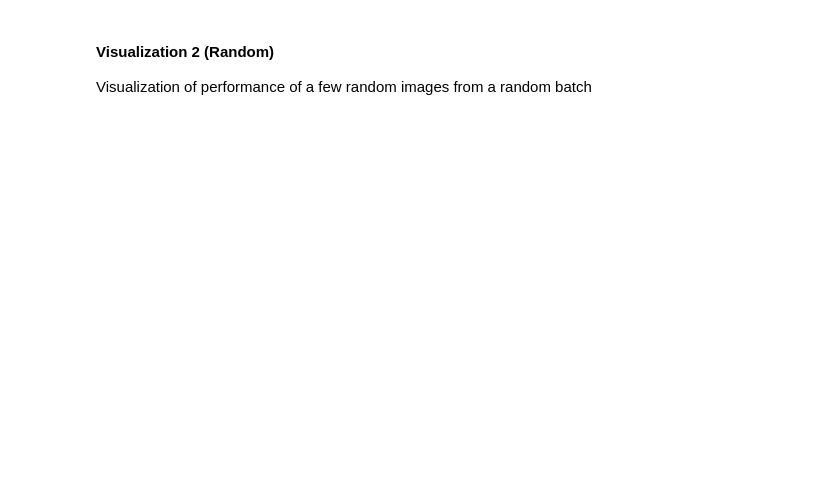
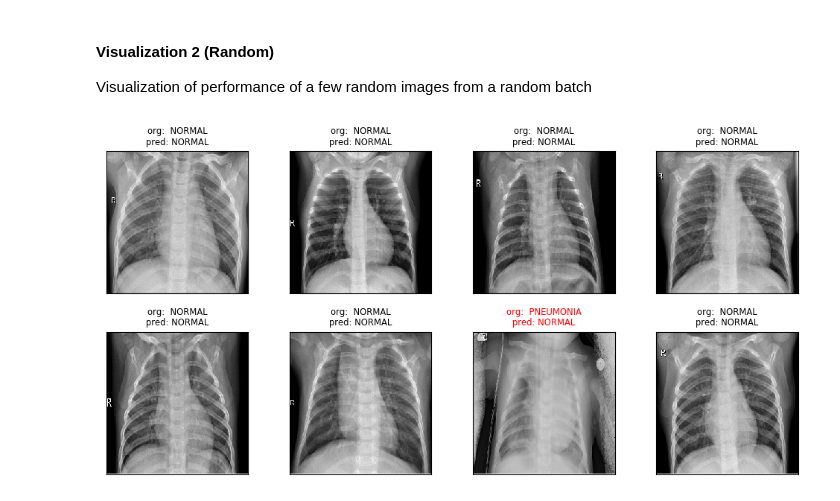
Before and after one commit to anjanatiha/Pneumonia-Detection-from-Chest-X-Ray-Images-with-Deep-Learning, a Jupyter notebook: code/Detection of Pneumonia from Chest X-Ray Images 1.0.0.0.ipynb, the cells around one changed output. Saved outputs shown, nothing was run; the diff lists cells and outputs as text; code cells hidden in the pictures; blank space fills up the shorter version.

```diff
--- a/code/Detection of Pneumonia from Chest X-Ray Images 1.0.0.0.ipynb
+++ b/code/Detection of Pneumonia from Chest X-Ray Images 1.0.0.0.ipynb
@@ -737,23 +846,25 @@ Visualization of performance of a few random images from a random batch
 # %%
 cols = 4
 rows = 2
 
 if batch_size_t<4:
     cols = 1
 
 
 count = cols*rows
 
 figsize_col = cols*2.5
 figsize_row = rows*2.5
 
 
 figure_map["rows"]=rows
 figure_map["cols"]=cols
 figure_map["figsize_col"]=figsize_col
 figure_map["figsize_row"]=figsize_row
 figure_map["count"]=count
 figure_map["batch_size_tmp"]=batch_size_t
 
 
-show_predictions(y_img_batch, y_true_labels, y_pred_labels, image_file_name_batch, plt, figure_map)
+show_predictions(y_img_batch, y_true_batch, y_pred_batch, image_file_name_batch, plt, figure_map)
+# %% [output]
+[figure, added]
```
Also changed, not shown: parts of 18 cells of this notebook, 1 other file.
